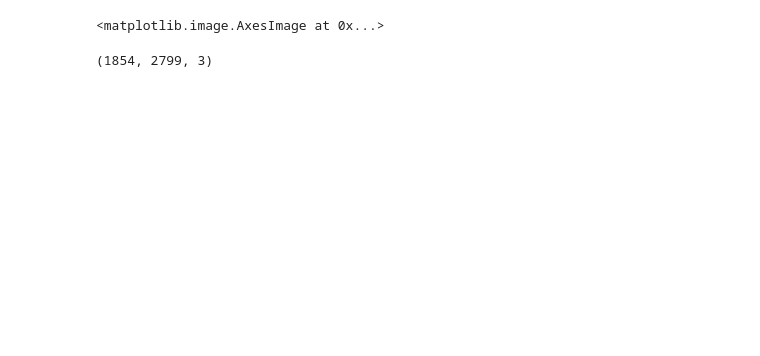
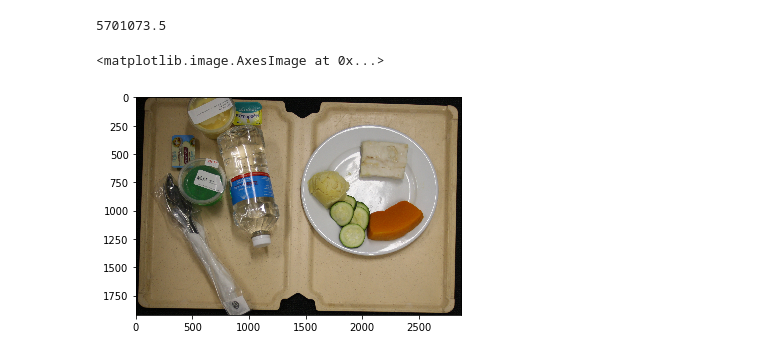
Before and after one commit to thezaza101/Meal-Compliance-Project, a Jupyter notebook: Image-preprocessor/Image-preprocessor.ipynb, the cells around one changed output. Saved outputs shown, nothing was run; the diff lists cells and outputs as text; code cells hidden in the pictures; blank space fills up the shorter version.

```diff
--- a/Image-preprocessor/Image-preprocessor.ipynb
+++ b/Image-preprocessor/Image-preprocessor.ipynb
@@ -90,4 +142,0 @@ else:
-# %%
-plt.imshow(thresh)
-# %% [output]
-<matplotlib.image.AxesImage at 0x...>
@@ -96,4 +143,6 @@ plt.imshow(final)
-# %%
-rotated.shape
-# %% [output]
-(1854, 2799, 3)
+# %%
+plt.imshow(alignTrey('2.JPG',True,True,False))
+# %% [output]
+5701073.5
+<matplotlib.image.AxesImage at 0x...>
+[figure, added]
```
Also changed, not shown: parts of 7 cells of this notebook, 1 other file.
